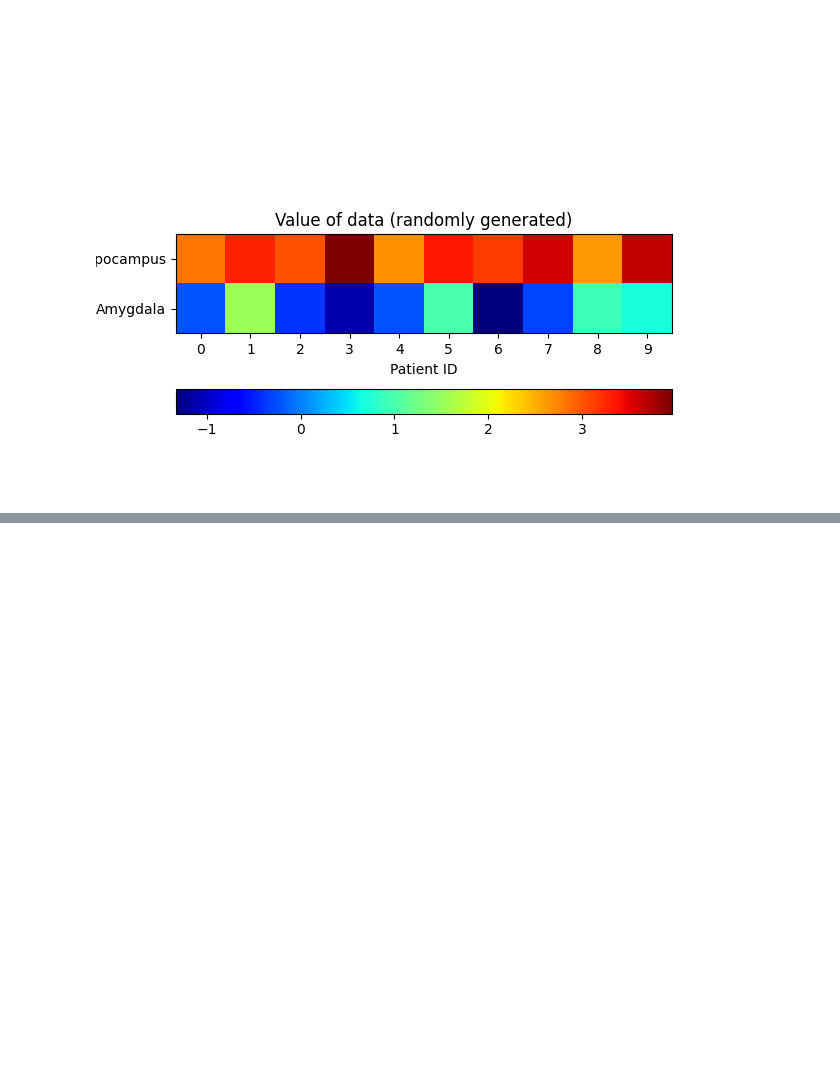
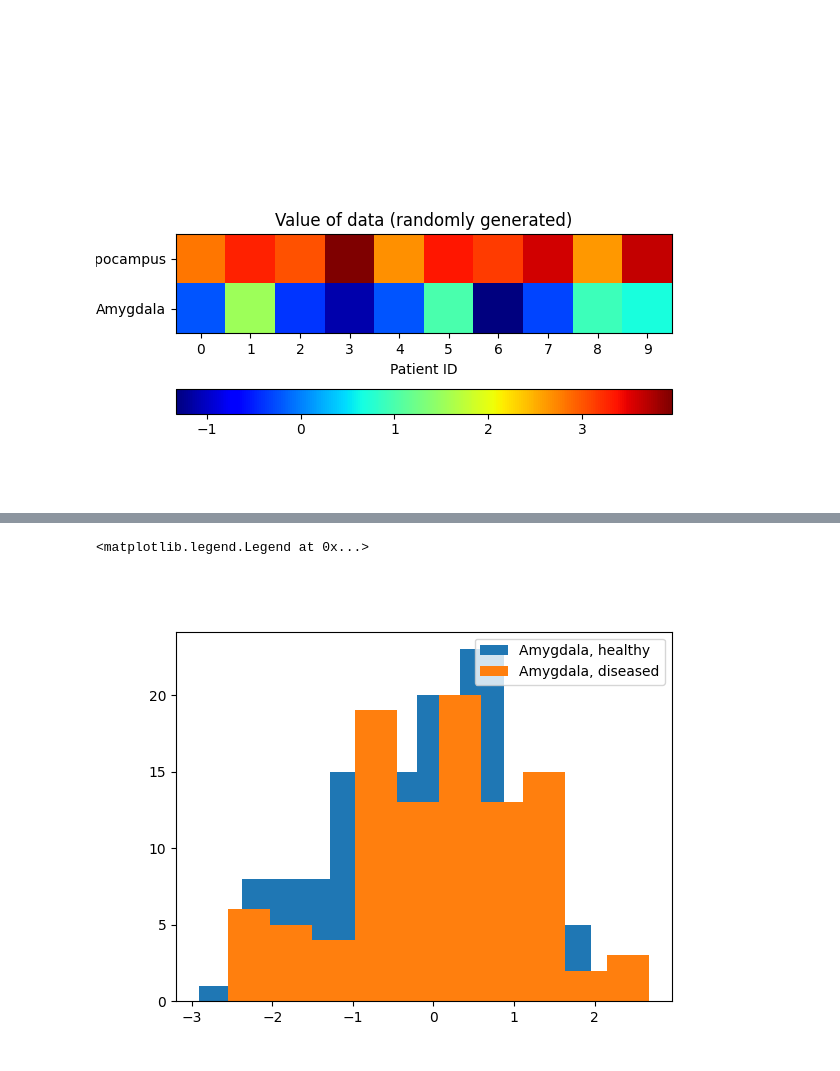
Before and after one commit to paige-lee/ontology_fwer, a Jupyter notebook: Code for real data/Drawing_Brain_Structures.ipynb, the cells around one changed output, grey strips where cells are left out. Drawn from its saved outputs; the diff is of its cells as text; code cells hidden in the pictures; blank space fills up the shorter version.

```diff
--- a/Code for real data/Drawing_Brain_Structures.ipynb
+++ b/Code for real data/Drawing_Brain_Structures.ipynb
@@ -297,0 +315,11 @@ Text(0.5, 1.0, 'Value of data (randomly generated)')
+# %%
+amyg_healthy = np.random.normal(size = 100)
+amyg_unhealthy = np.random.normal(size = 100)
+
+plt.figure(1)
+plt.hist(amyg_healthy, label = "Amygdala, healthy")
+plt.hist(amyg_unhealthy, label = "Amygdala, diseased")
+plt.legend(loc = 'upper right')
+# %% [output]
+<matplotlib.legend.Legend at 0x...>
+[figure, added]
```
Also changed, not shown: parts of 4 cells of this notebook.
